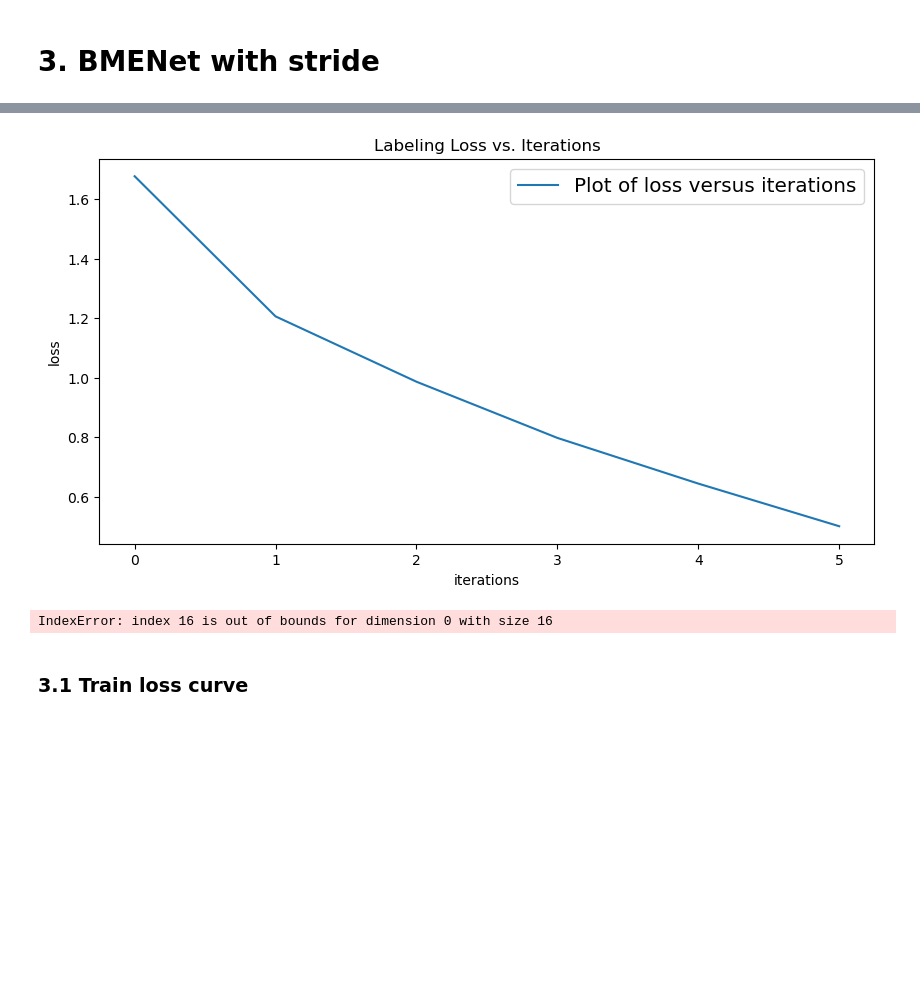
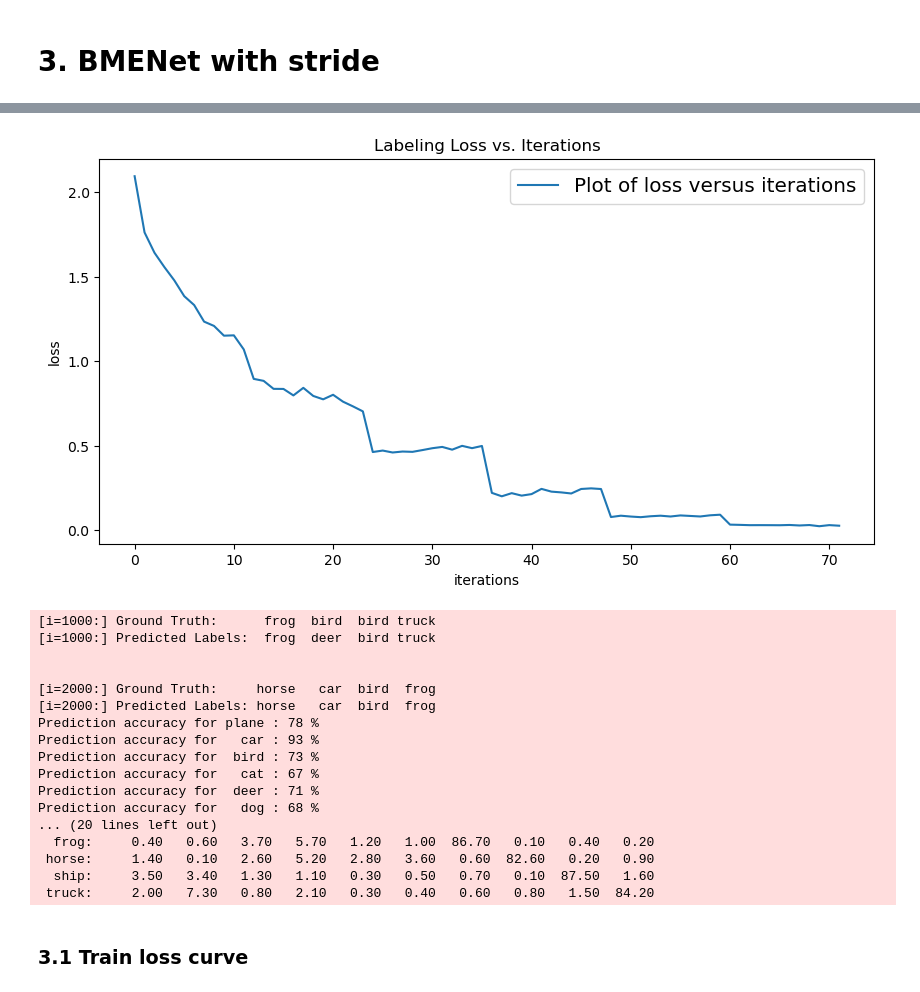
Before and after one commit to jung1230/Deep_Learning, a Jupyter notebook: HW6/hw6_Alan_Chen.ipynb, the cells around one changed output, grey strips where cells are left out. Cells and saved outputs as stored; diff of their text form; code cells hidden in the pictures; blank space fills up the shorter version.

Commit message:
update hw6(fix error, batch=4)

```diff
--- a/HW6/hw6_Alan_Chen.ipynb
+++ b/HW6/hw6_Alan_Chen.ipynb
@@ -75,7 +77,7 @@ dls = DLStudio(
                 momentum = 0.9,
                 learning_rate = 1e-4,
                 epochs = 6,
-                batch_size = 32,
+                batch_size = 4,
                 classes = ('plane','car','bird','cat','deer','dog','frog','horse','ship','truck'),
                 use_gpu = True,
             )
@@ -110,7 +112,23 @@ Starting training loop...
 
 Finished Training
-[figure, old version]
+[figure, new version]
-IndexError: index 16 is out of bounds for dimension 0 with size 16
+[i=1000:] Ground Truth:      frog  bird  bird truck
+[i=1000:] Predicted Labels:  frog  deer  bird truck
+
+
+[i=2000:] Ground Truth:     horse   car  bird  frog
+[i=2000:] Predicted Labels: horse   car  bird  frog
+Prediction accuracy for plane : 78 %
+Prediction accuracy for   car : 93 %
+Prediction accuracy for  bird : 73 %
+Prediction accuracy for   cat : 67 %
+Prediction accuracy for  deer : 71 %
+Prediction accuracy for   dog : 68 %
+... (20 lines left out)
+  frog:     0.40   0.60   3.70   5.70   1.20   1.00  86.70   0.10   0.40   0.20
+ horse:     1.40   0.10   2.60   5.20   2.80   3.60   0.60  82.60   0.20   0.90
+  ship:     3.50   3.40   1.30   1.10   0.30   0.50   0.70   0.10  87.50   1.60
+ truck:     2.00   7.30   0.80   2.10   0.30   0.40   0.60   0.80   1.50  84.20
 # %% [markdown]
 ### 3.1 Train loss curve
 # %% [markdown]
```
Also changed, not shown: parts of 2 cells of this notebook, 3 other files.
